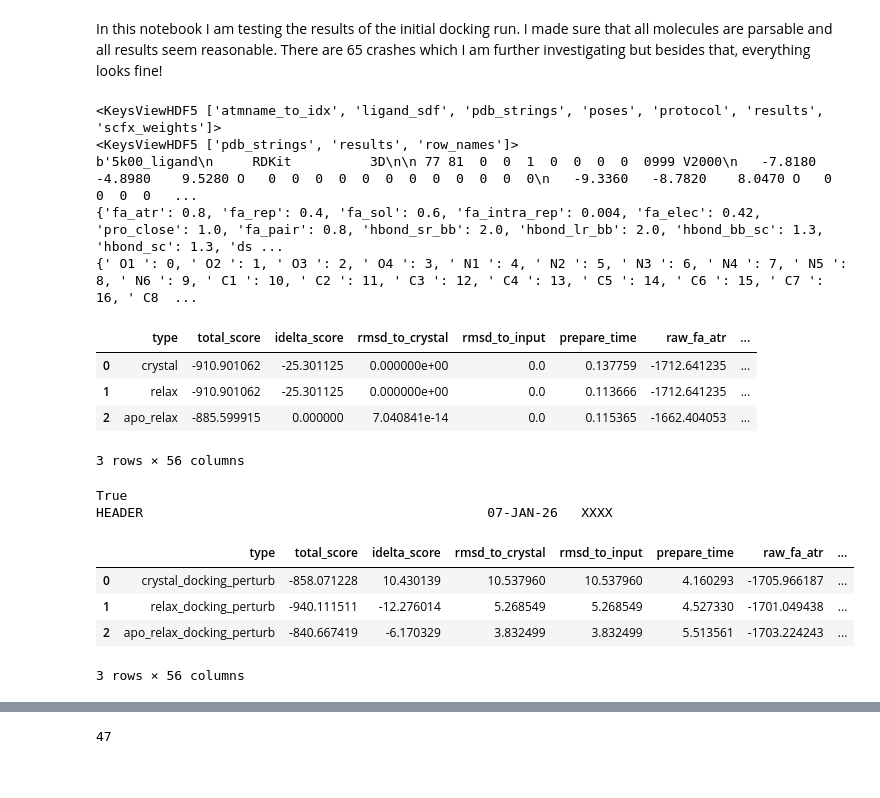
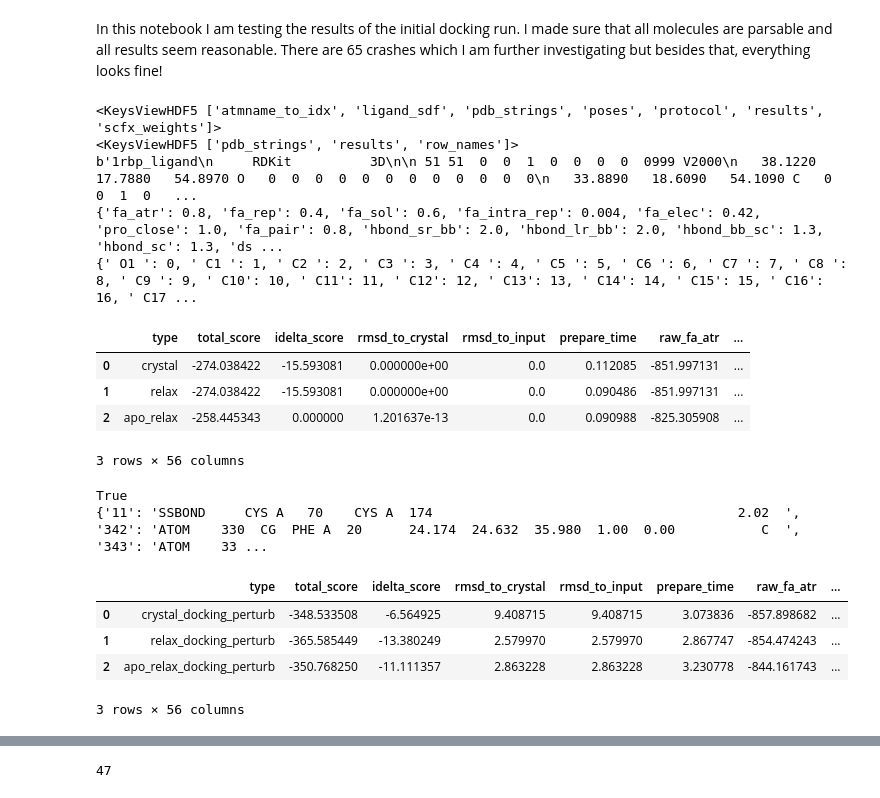
Before and after one commit to Hackefleisch/pdbbind_dock, a Jupyter notebook: h5_analysis.ipynb, the cells around one changed output, grey strips where cells are left out. Cells and saved outputs as stored; diff of their text form; code cells hidden in the pictures.

```diff
--- a/h5_analysis.ipynb
+++ b/h5_analysis.ipynb
@@ -5,7 +5,7 @@ import h5py
 import json
 import pandas as pd
 
-pdb = '5k00'
+pdb = '1rbp'
 
 with h5py.File('h5_test/' + pdb + '.h5', 'r') as file:
     print(file.keys())
@@ -22,13 +22,13 @@ df
 # %% [output]
 <KeysViewHDF5 ['atmname_to_idx', 'ligand_sdf', 'pdb_strings', 'poses', 'protocol', 'results', 'scfx_weights']>
 <KeysViewHDF5 ['pdb_strings', 'results', 'row_names']>
-b'5k00_ligand\n     RDKit          3D\n\n 77 81  0  0  1  0  0  0  0  0999 V2000\n   -7.8180   -4.8980    9.5280 O   0  0  0  0  0  0  0  0  0  0  0  0\n   -9.3360   -8.7820    8.0470 O   0  0  0  0   ...
+b'1rbp_ligand\n     RDKit          3D\n\n 51 51  0  0  1  0  0  0  0  0999 V2000\n   38.1220   17.7880   54.8970 O   0  0  0  0  0  0  0  0  0  0  0  0\n   33.8890   18.6090   54.1090 C   0  0  1  0   ...
 {'fa_atr': 0.8, 'fa_rep': 0.4, 'fa_sol': 0.6, 'fa_intra_rep': 0.004, 'fa_elec': 0.42, 'pro_close': 1.0, 'fa_pair': 0.8, 'hbond_sr_bb': 2.0, 'hbond_lr_bb': 2.0, 'hbond_bb_sc': 1.3, 'hbond_sc': 1.3, 'ds ...
-{' O1 ': 0, ' O2 ': 1, ' O3 ': 2, ' O4 ': 3, ' N1 ': 4, ' N2 ': 5, ' N3 ': 6, ' N4 ': 7, ' N5 ': 8, ' N6 ': 9, ' C1 ': 10, ' C2 ': 11, ' C3 ': 12, ' C4 ': 13, ' C5 ': 14, ' C6 ': 15, ' C7 ': 16, ' C8  ...
+{' O1 ': 0, ' C1 ': 1, ' C2 ': 2, ' C3 ': 3, ' C4 ': 4, ' C5 ': 5, ' C6 ': 6, ' C7 ': 7, ' C8 ': 8, ' C9 ': 9, ' C10': 10, ' C11': 11, ' C12': 12, ' C13': 13, ' C14': 14, ' C15': 15, ' C16': 16, ' C17 ...
 |  | type | total_score | idelta_score | rmsd_to_crystal | rmsd_to_input | prepare_time | raw_fa_atr | ... |
-| 0 | crystal | -910.901062 | -25.301125 | 0.000000e+00 | 0.0 | 0.137759 | -1712.641235 | ... |
-| 1 | relax | -910.901062 | -25.301125 | 0.000000e+00 | 0.0 | 0.113666 | -1712.641235 | ... |
-| 2 | apo_relax | -885.599915 | 0.000000 | 7.040841e-14 | 0.0 | 0.115365 | -1662.404053 | ... |
+| 0 | crystal | -274.038422 | -15.593081 | 0.000000e+00 | 0.0 | 0.112085 | -851.997131 | ... |
+| 1 | relax | -274.038422 | -15.593081 | 0.000000e+00 | 0.0 | 0.090486 | -851.997131 | ... |
+| 2 | apo_relax | -258.445343 | 0.000000 | 1.201637e-13 | 0.0 | 0.090988 | -825.305908 | ... |
 3 rows × 56 columns
 # %%
 %load_ext autoreload
@@ -36,18 +36,17 @@ b'5k00_ligand\n     RDKit          3D\n\n 77 81  0  0  1  0  0  0  0  0999 V2000
 # %%
 from data import PDBRinterface
 
 results = PDBRinterface('h5_test')
-res = results.get_result('5k00')
+res = results.get_result(pdb)
 
-print(res.relax_pdb[0].split('\n')[0][-1] == ' ')
-print(res.docking_pdb_updates[0]['0'])
+print(res.docking_pdb_updates[0])
 
 res.docking_df
 # %% [output]
 True
-HEADER                                            07-JAN-26   XXXX
+{'11': 'SSBOND     CYS A   70    CYS A  174                                       2.02  ', '342': 'ATOM    330  CG  PHE A  20      24.174  24.632  35.980  1.00  0.00           C  ', '343': 'ATOM    33 ...
 |  | type | total_score | idelta_score | rmsd_to_crystal | rmsd_to_input | prepare_time | raw_fa_atr | ... |
-| 0 | crystal_docking_perturb | -858.071228 | 10.430139 | 10.537960 | 10.537960 | 4.160293 | -1705.966187 | ... |
-| 1 | relax_docking_perturb | -940.111511 | -12.276014 | 5.268549 | 5.268549 | 4.527330 | -1701.049438 | ... |
-| 2 | apo_relax_docking_perturb | -840.667419 | -6.170329 | 3.832499 | 3.832499 | 5.513561 | -1703.224243 | ... |
+| 0 | crystal_docking_perturb | -348.533508 | -6.564925 | 9.408715 | 9.408715 | 3.073836 | -857.898682 | ... |
+| 1 | relax_docking_perturb | -365.585449 | -13.380249 | 2.579970 | 2.579970 | 2.867747 | -854.474243 | ... |
+| 2 | apo_relax_docking_perturb | -350.768250 | -11.111357 | 2.863228 | 2.863228 | 3.230778 | -844.161743 | ... |
 3 rows × 56 columns
```
Also changed, not shown: parts of 1 cell of this notebook, 1 other file.
